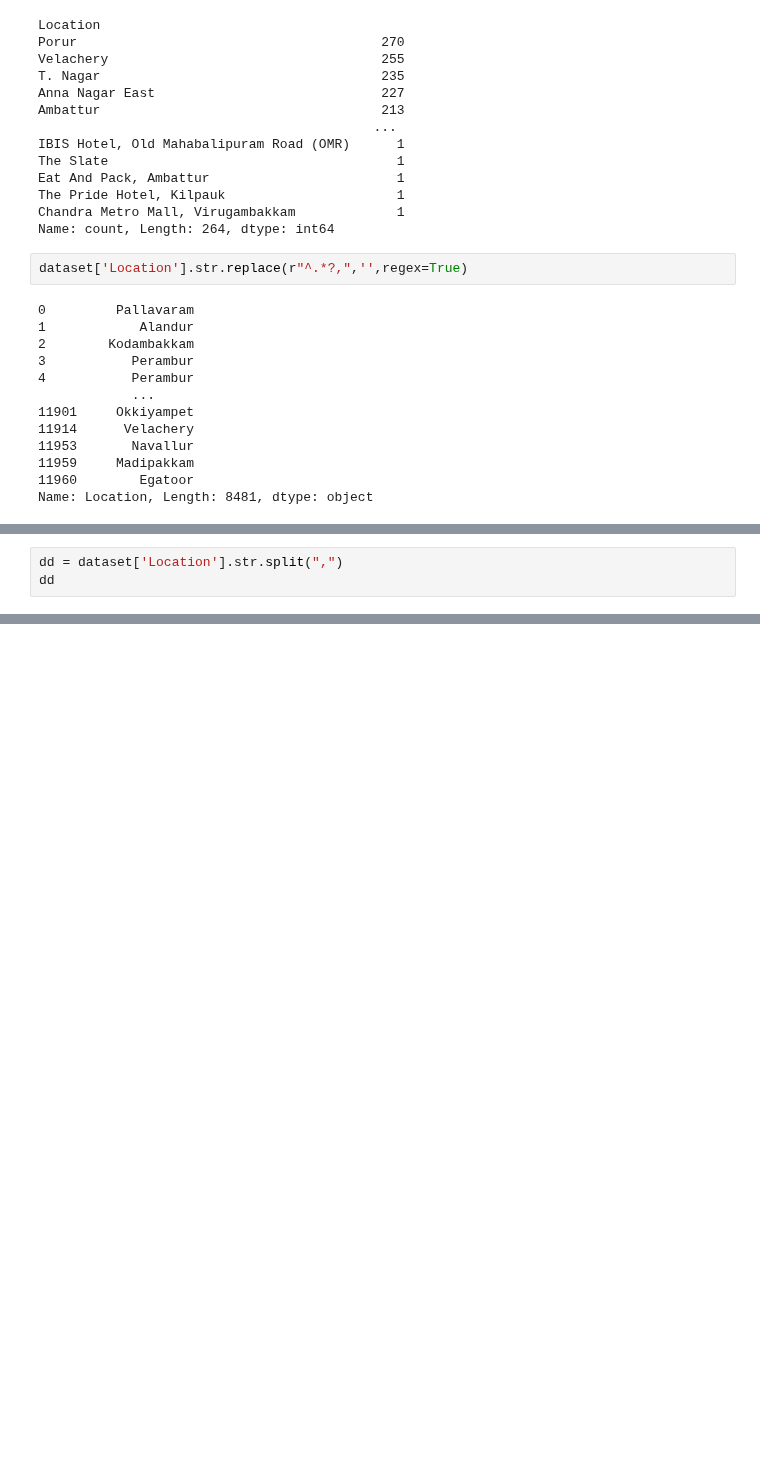
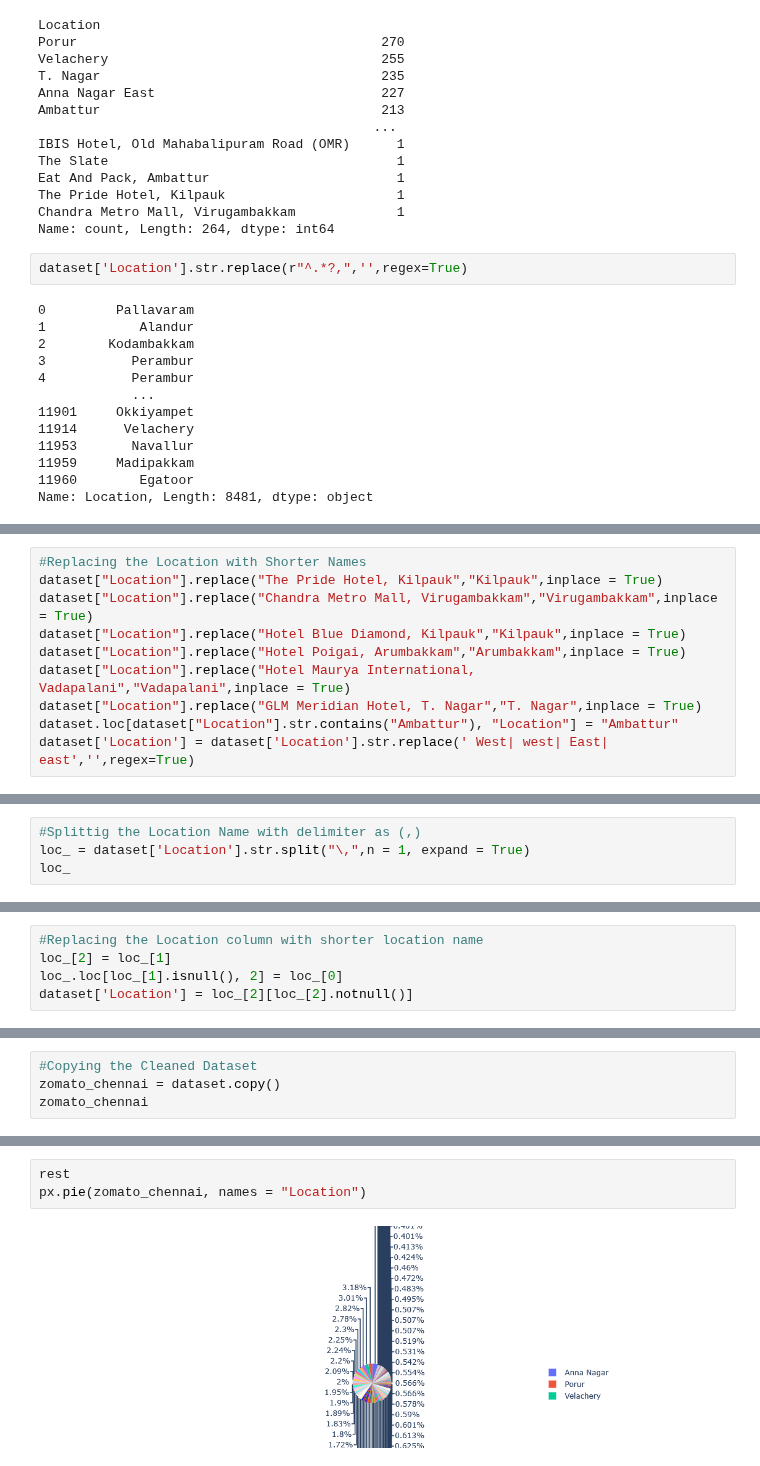
Before and after one commit to ThanigaivelGanapathi/Zomato-Chennai-Dataset-Analysis, a Jupyter notebook: Chennai Dataset Analysis.ipynb, the cells around one changed output, grey strips where cells are left out. Saved outputs shown, nothing was run; the diff lists cells and outputs as text; blank space fills up the shorter version.

```diff
--- a/Chennai Dataset Analysis.ipynb
+++ b/Chennai Dataset Analysis.ipynb
@@ -414,3 +400,10 @@ Name: count, Length: 264, dtype: int64
 # %%
-dd = dataset['Location'].str.split(",")
-dd
+#Replacing the Location with Shorter Names
+dataset["Location"].replace("The Pride Hotel, Kilpauk","Kilpauk",inplace = True)
+dataset["Location"].replace("Chandra Metro Mall, Virugambakkam","Virugambakkam",inplace = True)
+dataset["Location"].replace("Hotel Blue Diamond, Kilpauk","Kilpauk",inplace = True)
+dataset["Location"].replace("Hotel Poigai, Arumbakkam","Arumbakkam",inplace = True)
+dataset["Location"].replace("Hotel Maurya International, Vadapalani","Vadapalani",inplace = True)
+dataset["Location"].replace("GLM Meridian Hotel, T. Nagar","T. Nagar",inplace = True)
+dataset.loc[dataset["Location"].str.contains("Ambattur"), "Location"] = "Ambattur"
+dataset['Location'] = dataset['Location'].str.replace(' West| west| East| east','',regex=True)
@@ -429,0 +426,4 @@ Name: Location, Length: 8481, dtype: object
+# %%
+#Splittig the Location Name with delimiter as (,)
+loc_ = dataset['Location'].str.split("\,",n = 1, expand = True)
+loc_
@@ -429,0 +444,5 @@ Name: Location, Length: 8481, dtype: object
+# %%
+#Replacing the Location column with shorter location name
+loc_[2] = loc_[1]
+loc_.loc[loc_[1].isnull(), 2] = loc_[0]
+dataset['Location'] = loc_[2][loc_[2].notnull()]
@@ -429,0 +501,4 @@ Name: Location, Length: 8481, dtype: object
+# %%
+#Copying the Cleaned Dataset
+zomato_chennai = dataset.copy()
+zomato_chennai
@@ -429,0 +581,5 @@ Name: Location, Length: 8481, dtype: object
+# %%
+rest
+px.pie(zomato_chennai, names = "Location")
+# %% [output]
+[figure, added]
```
Also changed, not shown: parts of 20 cells of this notebook.
